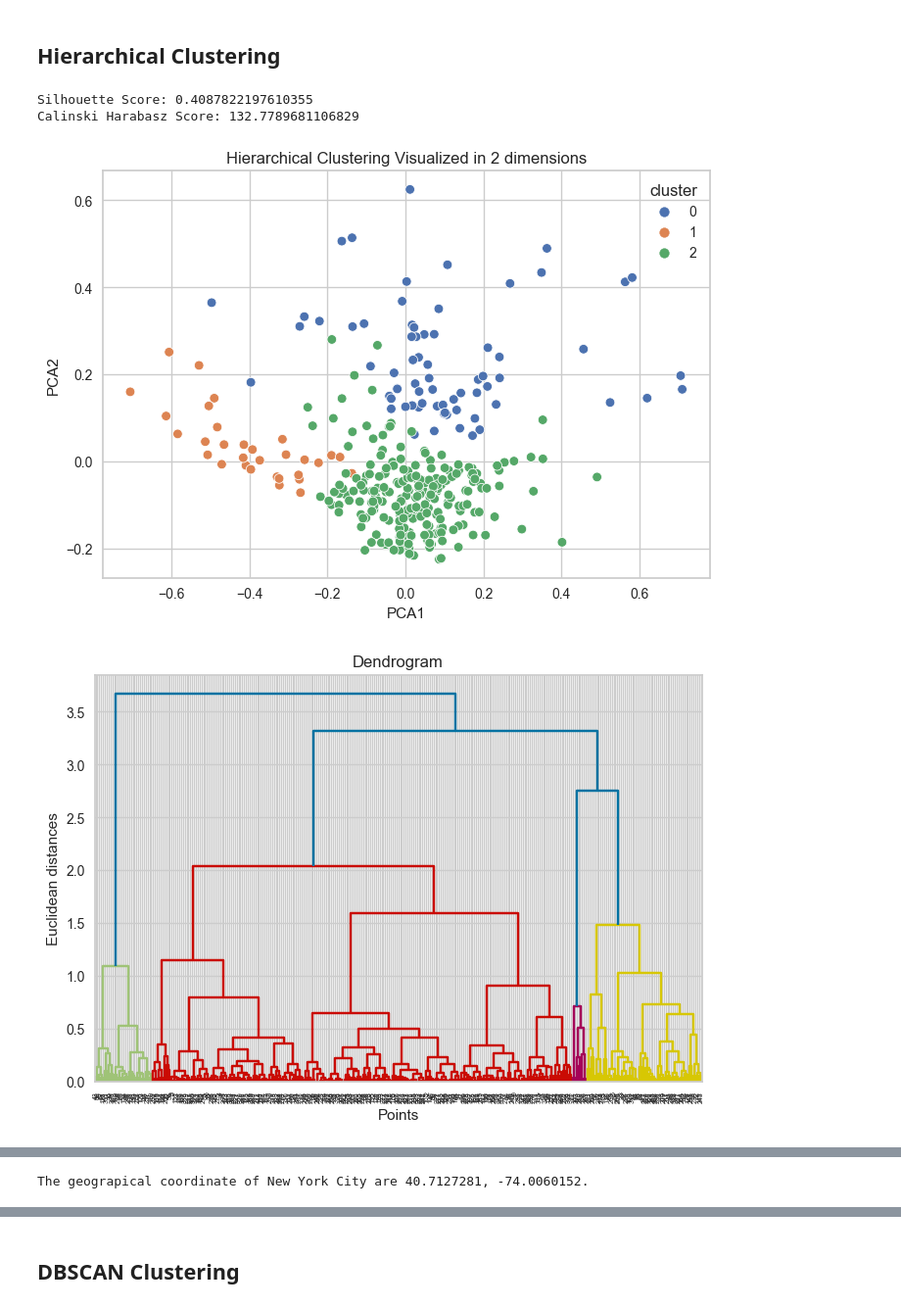
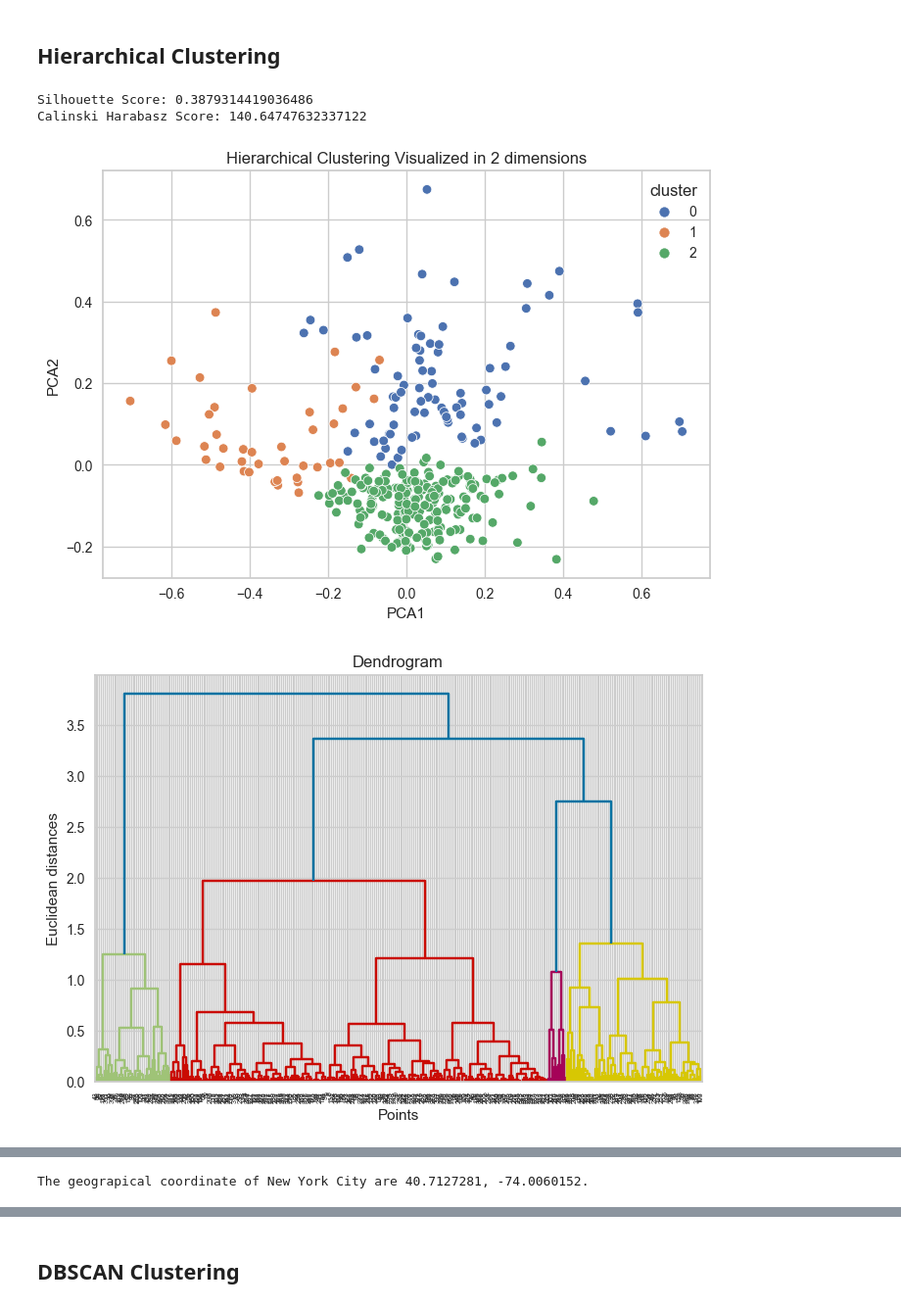
Before and after one commit to Magmafish/Midterm_Project, a Jupyter notebook: modeling_k.ipynb, the cells around one changed output, grey strips where cells are left out. Shown at 98% size. Cells and saved outputs as stored; diff of their text form; code cells hidden in the pictures.

Commit message:
updated figures

```diff
--- a/modeling_k.ipynb
+++ b/modeling_k.ipynb
@@ -123,12 +123,17 @@ sns.heatmap(cor,annot=True)
 # %%
 #features = ['studio_2021', 'br_1_2021', 'br_2_2021', 'no_of_school', 'no_of_hospital', 'no_of_restaurant', 'no_of_bank', 'no_of_bar', 'no_of_busstation', 'no_of_cafe', 'criminal_rate', 'population_2020']
 features = ['br_1_2021', 'no_of_school', 'no_of_hospital', 'no_of_busstation', 'criminal_rate', 'population_2020']
+features_dis = ['Rent Prices (1 bed)', 'No of Schools', 'No of Hospitals', 'No of Bus Stations', 'Crime Rate', 'Population']
 df_neighborhood = neighborhood[features]
 # %%
-neighborhood['criminal_rate'] = neighborhood['criminal_rate']/neighborhood['population_2020']
+df_neighborhood['criminal_rate'] = neighborhood['criminal_rate']/neighborhood['population_2020']
 df_neighborhood['no_of_school'] = neighborhood['no_of_school']/neighborhood['population_2020']
 df_neighborhood['no_of_hospital'] = neighborhood['no_of_hospital']/neighborhood['population_2020']
 df_neighborhood['no_of_busstation'] = neighborhood['no_of_busstation']/neighborhood['population_2020']
+
+# df_neighborhood['no_of_school'] = neighborhood['no_of_school'].apply(lambda x: 1 if x >= neighborhood['no_of_school'].mean() else 0)
+# df_neighborhood['no_of_hospital'] = neighborhood['no_of_hospital'].apply(lambda x: 1 if x >= neighborhood['no_of_hospital'].mean() else 0)
+# df_neighborhood['no_of_busstation'] = neighborhood['no_of_busstation'].apply(lambda x: 1 if x >= neighborhood['no_of_busstation'].mean() else 0)
 
 #df_neighborhood['no_of_bank'] = neighborhood['no_of_bank']/neighborhood['population_2020']
 #df_neighborhood['no_of_restaurant'] = neighborhood['no_of_restaurant']/neighborhood['population_2020']
@@ -295,7 +300,7 @@ for i in set(df_kmean['cluster']):
 
     fig.add_trace(go.Scatterpolar(
           r=r,
-          theta=categories,
+          theta=features_dis,
           fill='toself',
           name='Cluster'+str(i)
     ))
@@ -341,7 +346,7 @@ if elbow_k > 5:
     rainbow = [colors.rgb2hex(i) for i in colors_array]
 else:
     ## blue: 3471EB, red: BB0000, green: 00BB00, purple: 6E34EB, orange: EBA134
-    rainbow = ['#3471EB', '#BB0000', '#EBA134', '#6E34EB', '#00BB00']
+    rainbow = ['#EBA134', '#00BB00', '#3471EB', '#6E34EB', '#BB0000']
 
 
 # add markers to the map
@@ -428,7 +445,7 @@ for i in set(df_hierarchical['cluster']):
 
     fig.add_trace(go.Scatterpolar(
           r=r,
-          theta=categories,
+          theta=features_dis,
           fill='toself',
           name='Cluster'+str(i)
     ))
@@ -459,34 +476,34 @@ location = None
 
 geolocator = Nominatim(user_agent="ny_explorer")
 location = geolocator.geocode(address)
 nyc_latitude = location.latitude
 nyc_longitude = location.longitude
 
 print('The geograpical coordinate of New York City are {}, {}.'.format(nyc_latitude, nyc_longitude))
 
 # create map
 map_clusters = folium.Map(location=[nyc_latitude, nyc_longitude], zoom_start=10)
 
 # set color scheme for the clusters
 ## blue: 3471EB, red: BB0000, green: 00BB00, purple: 6E34EB, orange: EBA134
 rainbow = ['#EBA134', '#3471EB', '#00BB00', '#6E34EB', '#BB0000']
 
 # add markers to the map
 markers_colors = []
 for lat, lon, poi, cluster in zip(neighborhood['latitude'], neighborhood['longitude'], neighborhood['neighborhood'], df_hierarchical['cluster']):
     label = folium.Popup(str(poi) + ' Cluster ' + str(cluster), parse_html=True)
     folium.CircleMarker(
         [lat, lon],
         radius=5,
         popup=label,
         color=rainbow[cluster-1],
         fill=True,
         fill_color=rainbow[cluster-1],
         fill_opacity=0.8).add_to(map_clusters)
 
 map_clusters
 # %% [output]
-Silhouette Score: 0.4087822197610355
-Calinski Harabasz Score: 132.7789681106829
+Silhouette Score: 0.3879314419036486
+Calinski Harabasz Score: 140.64747632337122
-[figure, old version]
+[figure, new version]
-[figure, old version]
+[figure, new version]
```
Also changed, not shown: parts of 6 cells of this notebook, 7 other files.
